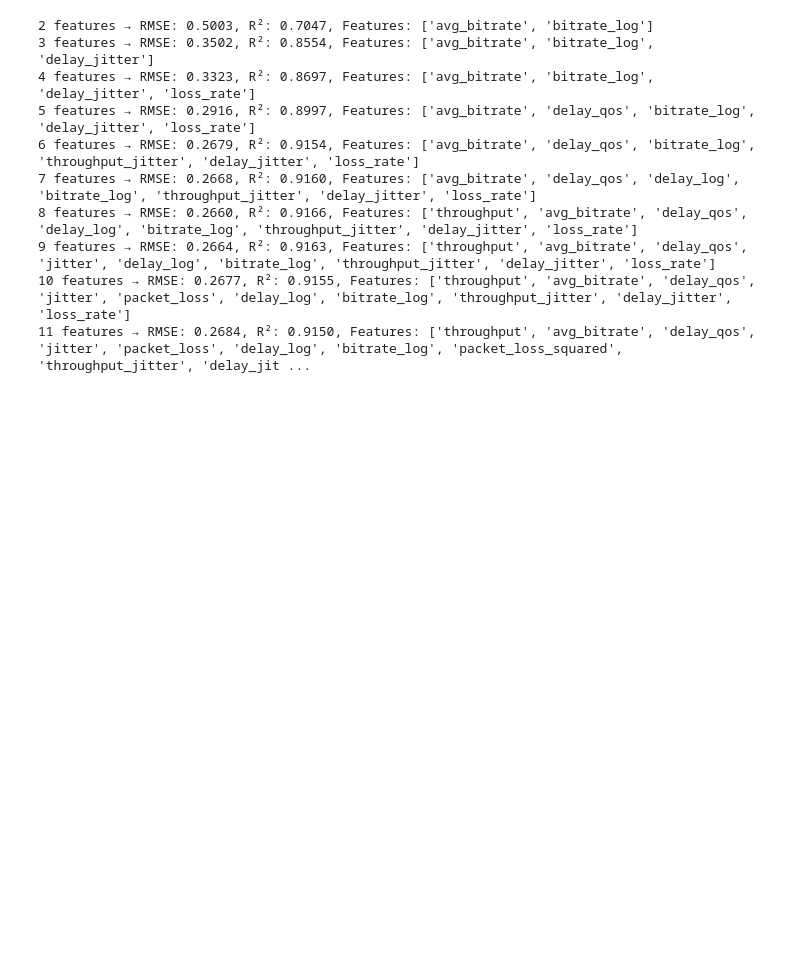
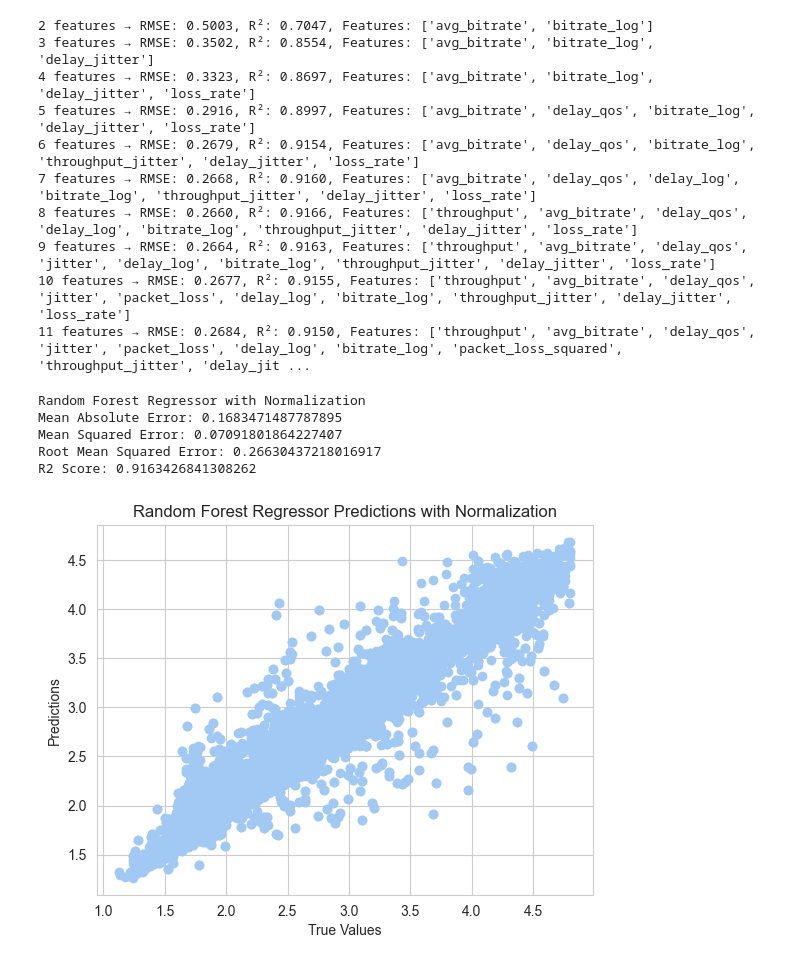
Before and after one commit to zazou-git86/MOS_QOE_Selenium, a Jupyter notebook: MOS_QOE_Selenium.ipynb, the cells around one changed output. Drawn from its saved outputs; the diff is of its cells as text; code cells hidden in the pictures; blank space fills up the shorter version.

Commit message:
test with normalization

```diff
--- a/MOS_QOE_Selenium.ipynb
+++ b/MOS_QOE_Selenium.ipynb
@@ -508,3 +508,29 @@ for k in range(2, X.shape[1] + 1):
 9 features → RMSE: 0.2664, R²: 0.9163, Features: ['throughput', 'avg_bitrate', 'delay_qos', 'jitter', 'delay_log', 'bitrate_log', 'throughput_jitter', 'delay_jitter', 'loss_rate']
 10 features → RMSE: 0.2677, R²: 0.9155, Features: ['throughput', 'avg_bitrate', 'delay_qos', 'jitter', 'packet_loss', 'delay_log', 'bitrate_log', 'throughput_jitter', 'delay_jitter', 'loss_rate']
 11 features → RMSE: 0.2684, R²: 0.9150, Features: ['throughput', 'avg_bitrate', 'delay_qos', 'jitter', 'packet_loss', 'delay_log', 'bitrate_log', 'packet_loss_squared', 'throughput_jitter', 'delay_jit ...
+# %%
+#test de la normalisation
+scaler = StandardScaler()
+X_best = data[['throughput', 'avg_bitrate', 'delay_qos', 'delay_log', 'bitrate_log', 'throughput_jitter', 'delay_jitter', 'loss_rate']]
+X_best = scaler.fit_transform(X_best)
+X_train, X_test, y_train, y_test = train_test_split(X_best, y, test_size=0.2, random_state=42)
+rf = RandomForestRegressor(n_estimators=600, max_depth=48, max_features=0.2)
+rf.fit(X_train, y_train)
+rf_pred = rf.predict(X_test)
+print("Random Forest Regressor with Normalization")
+print("Mean Absolute Error:", mean_absolute_error(y_test, rf_pred))
+print("Mean Squared Error:", mean_squared_error(y_test, rf_pred))
+print("Root Mean Squared Error:", np.sqrt(mean_squared_error(y_test, rf_pred)))
+print("R2 Score:", r2_score(y_test, rf_pred))
+plt.scatter(y_test, rf_pred)
+plt.xlabel('True Values')
+plt.ylabel('Predictions')
+plt.title('Random Forest Regressor Predictions with Normalization')
+plt.show()
+# %% [output]
+Random Forest Regressor with Normalization
+Mean Absolute Error: 0.1683471487787895
+Mean Squared Error: 0.07091801864227407
+Root Mean Squared Error: 0.26630437218016917
+R2 Score: 0.9163426841308262
+[figure, added]
```
Also changed, not shown: parts of 1 cell of this notebook.
